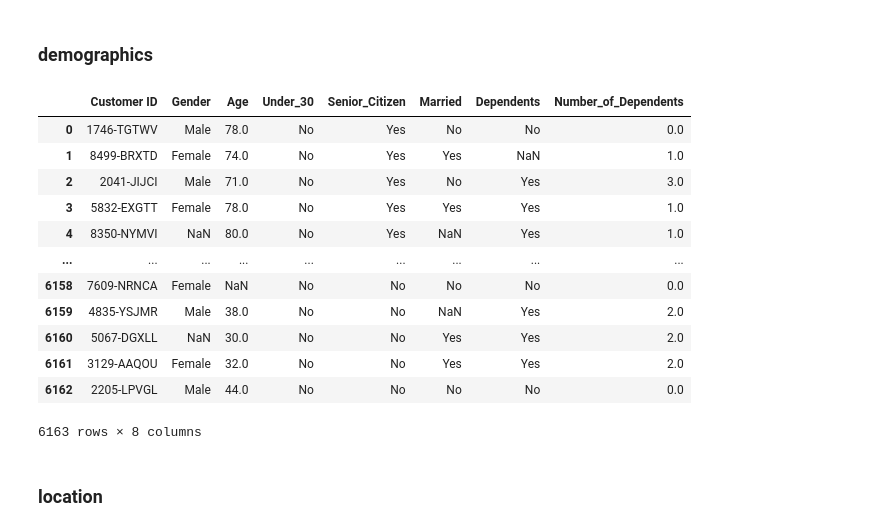
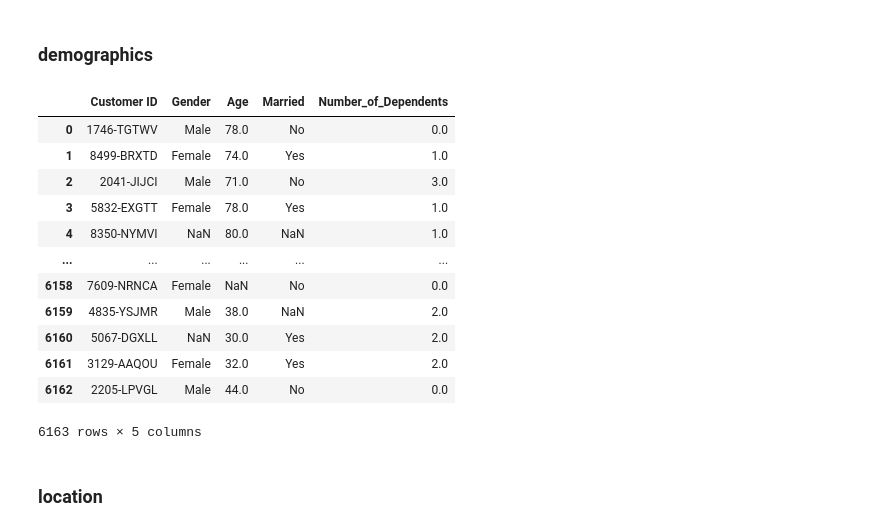
Before and after one commit to SinHanYang/html_final_project, a Jupyter notebook: main.ipynb, the cells around one changed output. Saved outputs shown, nothing was run; the diff lists cells and outputs as text; code cells hidden in the pictures.

```diff
--- a/main.ipynb
+++ b/main.ipynb
@@ -8,24 +9,25 @@ import pandas as pd
 # %%
 #user= dempgraphics?
 users=pd.read_csv('demographics.csv')
 users.columns=['Customer ID','Count','Gender','Age','Under_30','Senior_Citizen','Married','Dependents','Number_of_Dependents']
 # do we still need Under 30/ Senior Citizen, or we need to group the age ?
 users.drop(['Count'],axis=1,inplace=True)
+users.drop(['Under_30','Senior_Citizen','Dependents'],axis=1,inplace=True)
 users
 # %% [output]
-|  | Customer ID | Gender | Age | Under_30 | Senior_Citizen | Married | Dependents | Number_of_Dependents |
-| 0 | 1746-TGTWV | Male | 78.0 | No | Yes | No | No | 0.0 |
-| 1 | 8499-BRXTD | Female | 74.0 | No | Yes | Yes | NaN | 1.0 |
-| 2 | 2041-JIJCI | Male | 71.0 | No | Yes | No | Yes | 3.0 |
-| 3 | 5832-EXGTT | Female | 78.0 | No | Yes | Yes | Yes | 1.0 |
-| 4 | 8350-NYMVI | NaN | 80.0 | No | Yes | NaN | Yes | 1.0 |
-| ... | ... | ... | ... | ... | ... | ... | ... | ... |
-| 6158 | 7609-NRNCA | Female | NaN | No | No | No | No | 0.0 |
-| 6159 | 4835-YSJMR | Male | 38.0 | No | No | NaN | Yes | 2.0 |
-| 6160 | 5067-DGXLL | NaN | 30.0 | No | No | Yes | Yes | 2.0 |
-| 6161 | 3129-AAQOU | Female | 32.0 | No | No | Yes | Yes | 2.0 |
-| 6162 | 2205-LPVGL | Male | 44.0 | No | No | No | No | 0.0 |
+|  | Customer ID | Gender | Age | Married | Number_of_Dependents |
+| 0 | 1746-TGTWV | Male | 78.0 | No | 0.0 |
+| 1 | 8499-BRXTD | Female | 74.0 | Yes | 1.0 |
+| 2 | 2041-JIJCI | Male | 71.0 | No | 3.0 |
+| 3 | 5832-EXGTT | Female | 78.0 | Yes | 1.0 |
+| 4 | 8350-NYMVI | NaN | 80.0 | NaN | 1.0 |
+| ... | ... | ... | ... | ... | ... |
+| 6158 | 7609-NRNCA | Female | NaN | No | 0.0 |
+| 6159 | 4835-YSJMR | Male | 38.0 | NaN | 2.0 |
+| 6160 | 5067-DGXLL | NaN | 30.0 | Yes | 2.0 |
+| 6161 | 3129-AAQOU | Female | 32.0 | Yes | 2.0 |
+| 6162 | 2205-LPVGL | Male | 44.0 | No | 0.0 |
-6163 rows × 8 columns
+6163 rows × 5 columns
 # %% [markdown]
 ### location
 # %%
```
Also changed, not shown: parts of 19 cells of this notebook, 2 other files.
